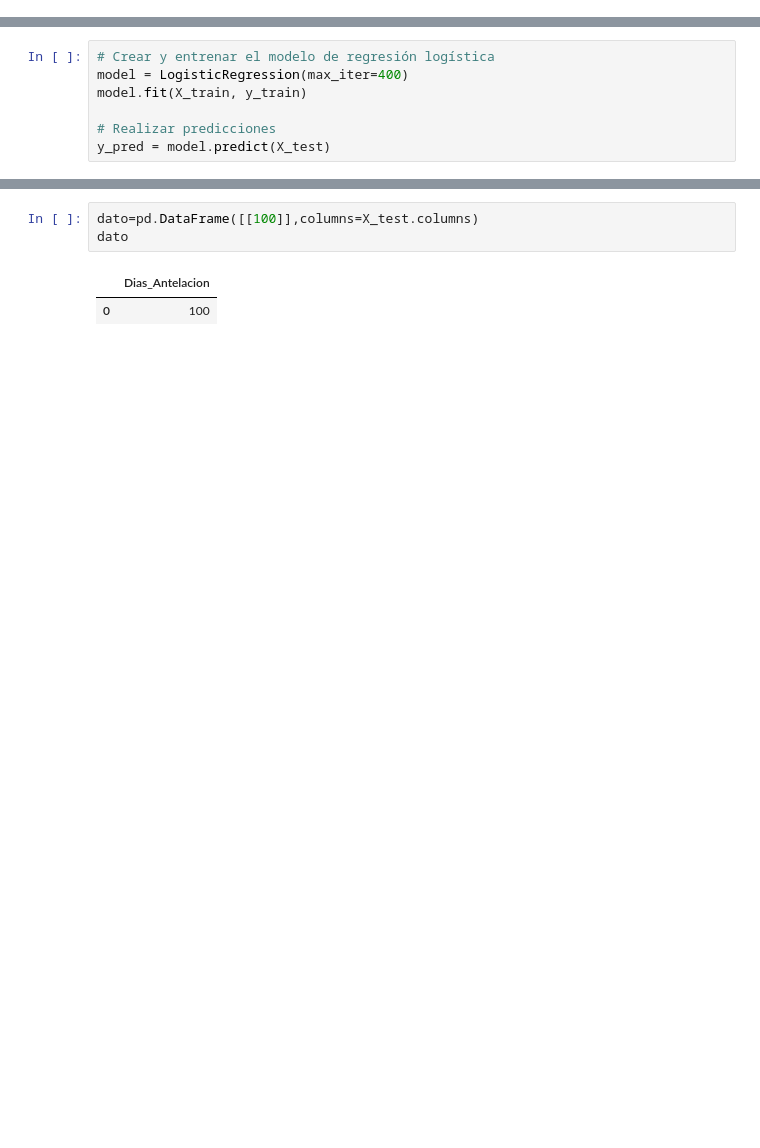
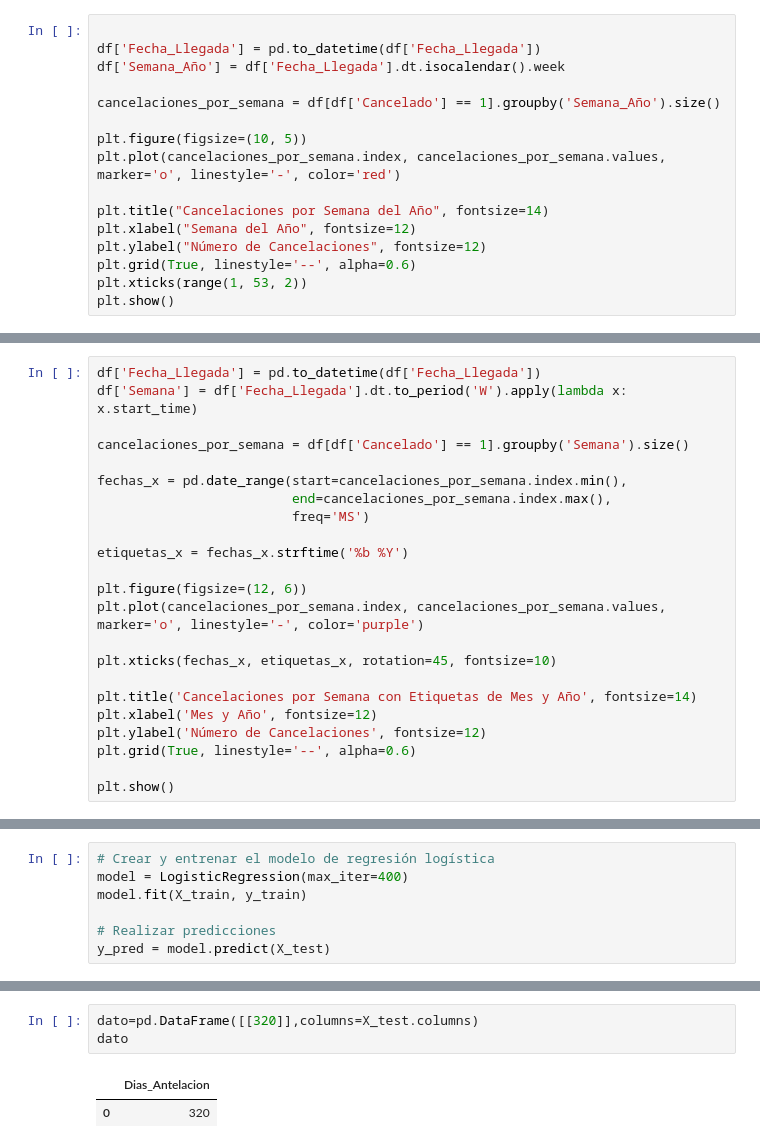
Before and after one commit to jarsmp37/progavan, a Jupyter notebook: datascience/Conceptos1.ipynb, the cells around one changed output, grey strips where cells are left out. Saved outputs shown, nothing was run; the diff lists cells and outputs as text; blank space fills up the shorter version.

```diff
--- a/datascience/Conceptos1.ipynb
+++ b/datascience/Conceptos1.ipynb
@@ -227,0 +392,16 @@ Index(['ID_Reserva', 'Num_Adultos', 'Num_Ninos', 'Noches_FinSemana',
+# %%
+
+df['Fecha_Llegada'] = pd.to_datetime(df['Fecha_Llegada'])
+df['Semana_Año'] = df['Fecha_Llegada'].dt.isocalendar().week
+
+cancelaciones_por_semana = df[df['Cancelado'] == 1].groupby('Semana_Año').size()
+
+plt.figure(figsize=(10, 5))
+plt.plot(cancelaciones_por_semana.index, cancelaciones_por_semana.values, marker='o', linestyle='-', color='red')
+
+plt.title("Cancelaciones por Semana del Año", fontsize=14)
+plt.xlabel("Semana del Año", fontsize=12)
+plt.ylabel("Número de Cancelaciones", fontsize=12)
+plt.grid(True, linestyle='--', alpha=0.6)
+plt.xticks(range(1, 53, 2))
+plt.show()
@@ -227,0 +410,23 @@ Index(['ID_Reserva', 'Num_Adultos', 'Num_Ninos', 'Noches_FinSemana',
+# %%
+df['Fecha_Llegada'] = pd.to_datetime(df['Fecha_Llegada'])
+df['Semana'] = df['Fecha_Llegada'].dt.to_period('W').apply(lambda x: x.start_time)
+
+cancelaciones_por_semana = df[df['Cancelado'] == 1].groupby('Semana').size()
+
+fechas_x = pd.date_range(start=cancelaciones_por_semana.index.min(),
+                         end=cancelaciones_por_semana.index.max(),
+                         freq='MS')
+
+etiquetas_x = fechas_x.strftime('%b %Y')
+
+plt.figure(figsize=(12, 6))
+plt.plot(cancelaciones_por_semana.index, cancelaciones_por_semana.values, marker='o', linestyle='-', color='purple')
+
+plt.xticks(fechas_x, etiquetas_x, rotation=45, fontsize=10)
+
+plt.title('Cancelaciones por Semana con Etiquetas de Mes y Año', fontsize=14)
+plt.xlabel('Mes y Año', fontsize=12)
+plt.ylabel('Número de Cancelaciones', fontsize=12)
+plt.grid(True, linestyle='--', alpha=0.6)
+
+plt.show()
@@ -383,9 +570,9 @@ df.describe()
 # %%
-dato=pd.DataFrame([[100]],columns=X_test.columns)
+dato=pd.DataFrame([[320]],columns=X_test.columns)
 dato
 # %% [output]
 |  | Dias_Antelacion |
-| 0 | 100 |
+| 0 | 320 |
 # %%
 y_pred1 = model.predict(dato)
 if y_pred1[0]==0:
```
Also changed, not shown: parts of 36 cells of this notebook, 10 other files.
